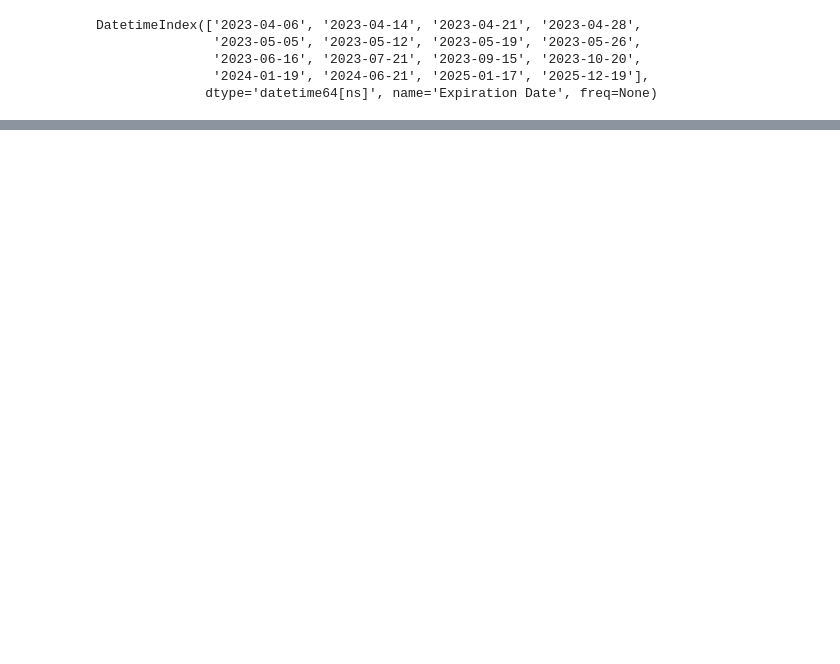
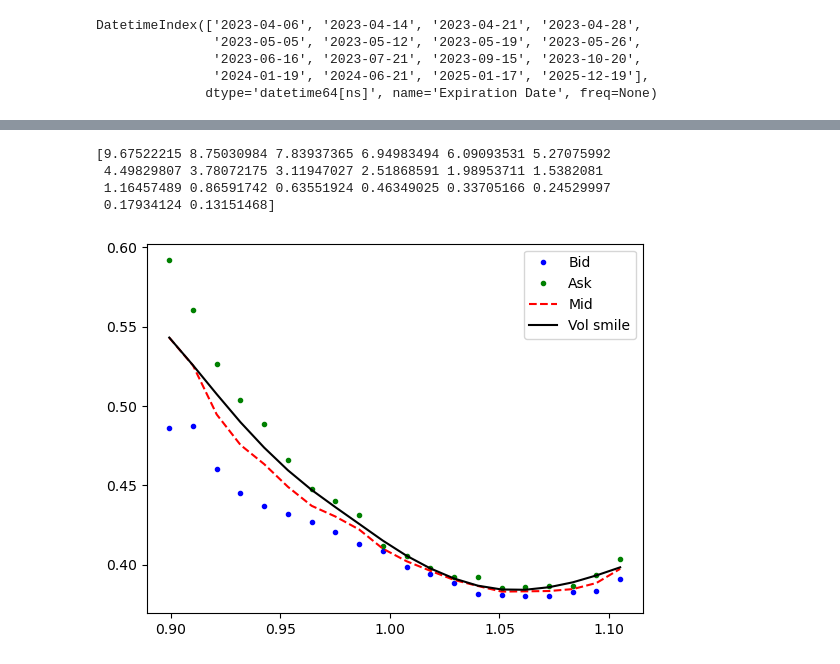
Before and after one commit to coolejungenhihi/volsurface_Sinkhorn, a Jupyter notebook: Other maturities.ipynb, the cells around one changed output, grey strips where cells are left out. Cells and saved outputs as stored; diff of their text form; code cells hidden in the pictures; blank space fills up the shorter version.

```diff
--- a/Other maturities.ipynb
+++ b/Other maturities.ipynb
@@ -445,0 +576,21 @@ DatetimeIndex(['2023-04-06', '2023-04-14', '2023-04-21', '2023-04-28',
+# %%
+# I tried to recreate the results of the first maturity here
+%%prun
+u0, h0, V = 0., 0., np.array([0.]*K.size)
+V_prev = np.array([1.] *K.size)
+
+while np.linalg.norm(V-V_prev)/np.linalg.norm(V_prev) > 1e-5:
+    V_prev = V
+    h0 = optimize.root_scalar(I_h_0_,args=(V,S0,K,sigma_sqrtdt0,1.,K1,K2) ,bracket = [-0.02,0.02],x0=0.00005, fprime = I_h_0_grad, fprime2 = I_h_0_hessian).root
+    print(f' h0 = {h0}')
+    u0 = -np.log(1/I_u_(h0,V,S0,K,sigma_sqrtdt0,1.,K1,K2))
+    print(f' u0 = {u0}')
+
+
+
+    #V = optimize.minimize(fun= G1, x0=V, args=(u0,h0,K,omega_K,S0,sigma0,t1), method='BFGS', jac= grad_G1, hess=Hess_G1, hessp=None, bounds=None, constraints=(), tol=1e-2, callback=None, options=None).x
+    V = optimize.minimize(fun= G1, x0=V, args=(u0,h0,S0,C0,omega_K,sigma_sqrtdt0,1.,K1,K2), method='Newton-CG', jac= grad_G1, hess=None, hessp=None, bounds=None, constraints=(), tol=1e-5, callback=None, options=None).x
+    print(f'V = {V}')
+
+    print(f'normdiff = {np.linalg.norm(V-V_prev)/np.linalg.norm(V_prev)}')
+    print("----------")
@@ -446 +617,21 @@ DatetimeIndex(['2023-04-06', '2023-04-14', '2023-04-21', '2023-04-28',
+# %%
+c = I_Q_(h0,V,S0,K,K,sigma_sqrtdt0,1.,K1,K2)*np.exp(-u0)
+print(c)
+# %% [output]
+[9.67522215 8.75030984 7.83937365 6.94983494 6.09093531 5.27075992
+ 4.49829807 3.78072175 3.11947027 2.51868591 1.98953711 1.5382081
+ 1.16457489 0.86591742 0.63551924 0.46349025 0.33705166 0.24529997
+ 0.17934124 0.13151468]
+# %%
+# Plot data
+fig, ax = plt.subplots()
+T_ = 6/252
+ax.plot(np.array(C1['Strike/Spot']), np.array(iv(bid,K,T_,r,S0)), 'b.', label='Bid')
+ax.plot(np.array(C1['Strike/Spot']), np.array(iv(ask,K,T_,r,S0)), 'g.', label='Ask')
+ax.plot(np.array(C1['Strike/Spot']), np.array(iv(mid,K,T_,r,S0)), 'r--', label='Mid')
+ax.plot(np.array(C1['Strike/Spot']), np.array(iv(c,K,T_,r,S0)), 'k', label='Vol smile')
+plt.legend()
+plt.show()
+# %% [output]
+[figure, added]
 # %%
```
Also changed, not shown: parts of 16 cells of this notebook, 1 other file.
